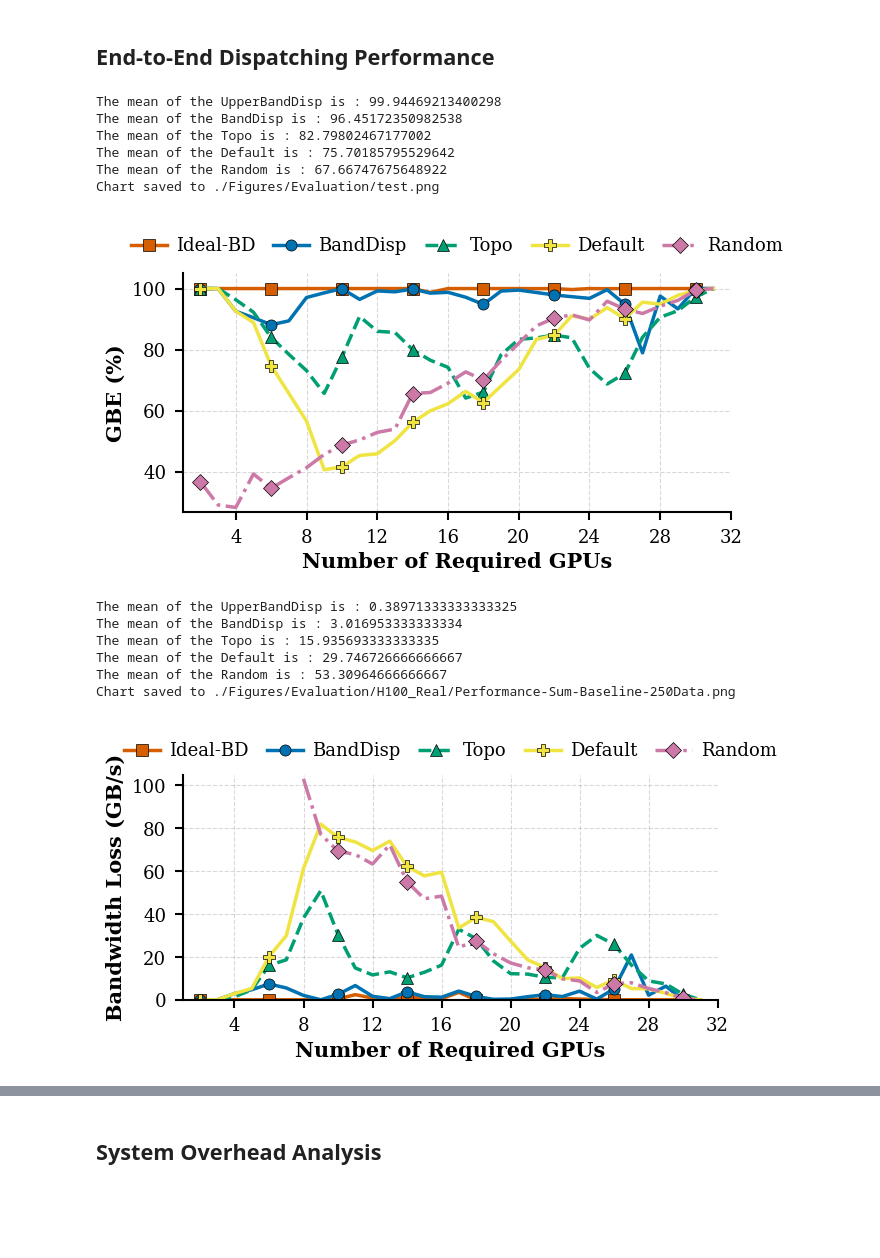
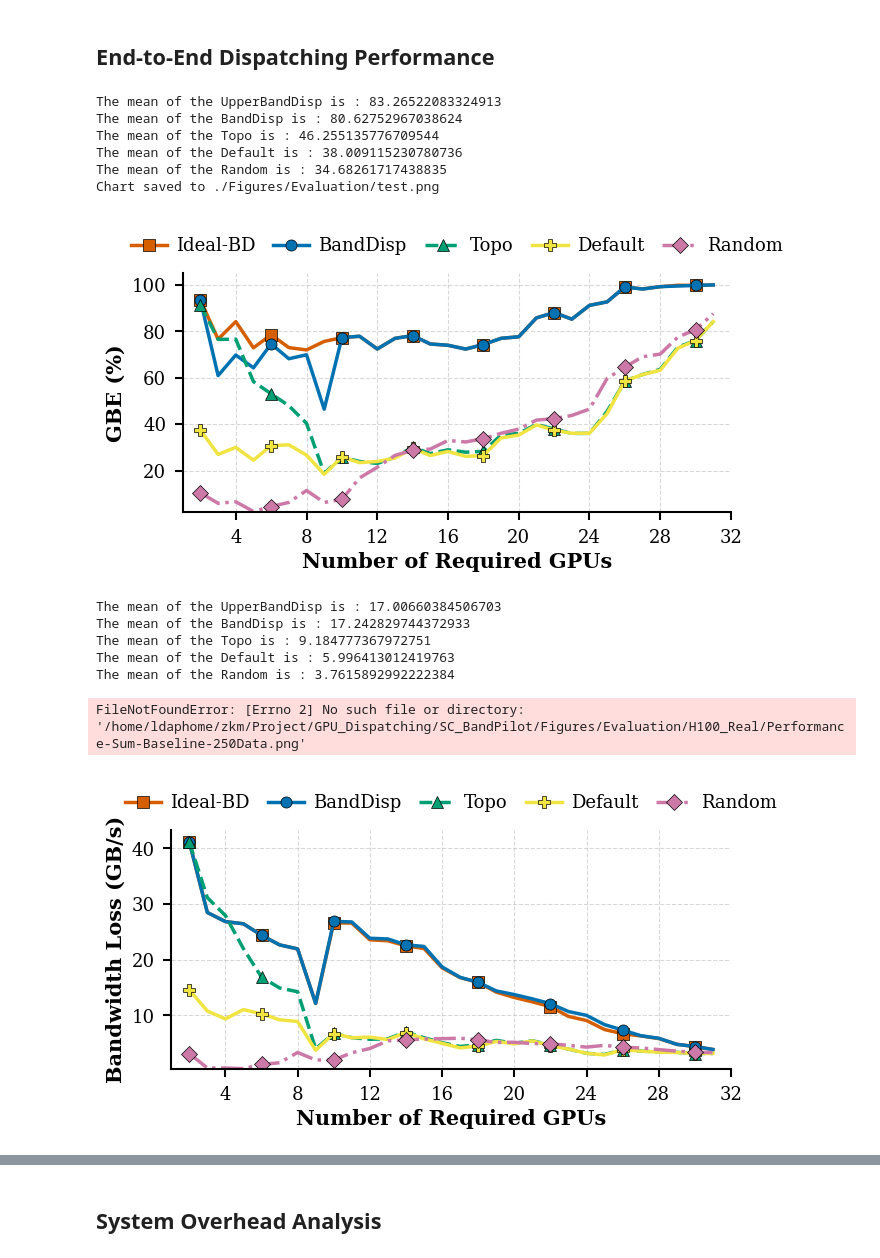
Before and after one commit to SusCom-Lab/BandPilot, a Jupyter notebook: analysis.ipynb, the cells around one changed output, grey strips where cells are left out. Drawn from its saved outputs; the diff is of its cells as text; code cells hidden in the pictures; blank space fills up the shorter version.

```diff
--- a/analysis.ipynb
+++ b/analysis.ipynb
@@ -757,7 +757,7 @@ def plot_algorithm_performance(data_path, total_gpu=None, bw_type=None, cluster_
         'Topo': {'label': 'Topo', 'color': '#009E73', 'marker': '^', 'linestyle': '--', 'include': if_topo},
         'Default': {'label': 'Default', 'color': '#F0E442', 'marker': 'P', 'linestyle': '-', 'include': True},  # 黄色，五边形，实线
         'Random': {'label': 'Random', 'color': '#CC79A7', 'marker': 'D', 'linestyle': '-.', 'include': True},
-        # 'Tree_search': {'label': 'PTS', 'color': '#009E73', 'marker': 'P', 'linestyle': '-', 'include': True},  # 黄色，五边形，实线
+        # 'Tree': {'label': 'PTS', 'color': '#009E73', 'marker': 'P', 'linestyle': '-', 'include': True},  # 黄色，五边形，实线
         # 'EHA': {'label': 'EHA', 'color': '#D55E00', 'marker': 'X', 'linestyle': '-', 'include': True},  # 浅蓝色，X形，虚线
     }
 
@@ -857,8 +857,8 @@ def plot_algorithm_performance(data_path, total_gpu=None, bw_type=None, cluster_
 
     plt.show()
 
-
-plot_algorithm_performance('./Data/Evaluation/H100_Real/H100_26H100_27H100_28H100_29/Part_mean_20_bw_32dim_dynamicTrue.csv',
+#Het-4Mix  #H100_26H100_27H100_28H100_29
+plot_algorithm_performance('./Data/Evaluation/H100_Real/Het-4Mix/Part_mean_1111_bw_32dim_dynamicTrue.csv',
                            total_gpu=None,
                            bw_type=None,
                            cluster_type=None,
@@ -867,13 +867,13 @@ plot_algorithm_performance('./Data/Evaluation/H100_Real/H100_26H100_27H100_28H10
                            if_topo=True, #4090V100A6000A800/Ablation-Performance-Baseline-250Data.pdf
                            save_path="./Figures/Evaluation/test.pdf")# 4090A800/Performance-Baseline-250Data.pdf
 # %% [output]
-The mean of the UpperBandDisp is : 99.94469213400298
-The mean of the BandDisp is : 96.45172350982538
-The mean of the Topo is : 82.79802467177002
-The mean of the Default is : 75.70185795529642
-The mean of the Random is : 67.66747675648922
+The mean of the UpperBandDisp is : 83.26522083324913
+The mean of the BandDisp is : 80.62752967038624
+The mean of the Topo is : 46.255135776709544
+The mean of the Default is : 38.009115230780736
+The mean of the Random is : 34.68261717438835
 Chart saved to ./Figures/Evaluation/test.png
-[figure, old version]
+[figure, new version]
 # %%
 # 算法accumulate对比图
 import pandas as pd
@@ -1002,41 +1002,41 @@ def plot_algorithm_performance(data_path, total_gpu=None, bw_type=None, cluster_
     # )
     legend.get_frame().set_linewidth(1.0)
     legend.get_frame().set_alpha(0.9)
 
     # 添加微妙的边框，营造学术感
     for spine in ax.spines.values():
         spine.set_zorder(10)
 
     # 紧凑布局优化间距
     plt.tight_layout(pad=1.2)
 
     # 如果提供路径，保存图形为PNG格式
     if save_path:
         # 将文件扩展名改为.png
         png_save_path = save_path.rsplit('.', 1)[0] + '.png'
         plt.savefig(png_save_path, bbox_inches='tight', format='png', transparent=True)
         print(f"Chart saved to {png_save_path}")
 
     plt.show()
 
 # 示例用法:H100_Real , 4090V100A6000A800,V100A800,A6000A800,V100A6000     ; noaddT, addT2, addT, noHHCA,HHCA, _2000Data,_1000Data
 # 有些数据只有H100有
-plot_algorithm_performance('./Data/Evaluation/H100_Real/Part_sum_20_bw_32dim_dynamicTrue_250Data.csv',
+plot_algorithm_performance('./Data/Evaluation/H100_Real/Het-4Mix/Part_mean_1111_bw_32dim_dynamicTrue.csv',
                            total_gpu=None,
                            bw_type=None,
                            cluster_type=None,
                            if_dynamic=True,
                            if_my=True,
                            if_topo=True,
                            save_path="./Figures/Evaluation/H100_Real/Performance-Sum-Baseline-250Data.pdf") # V100A6000/Performance-Sum-Baseline-250Data.pdf
 # %% [output]
-The mean of the UpperBandDisp is : 0.38971333333333325
-The mean of the BandDisp is : 3.016953333333334
-The mean of the Topo is : 15.935693333333335
-The mean of the Default is : 29.746726666666667
-The mean of the Random is : 53.30964666666667
-Chart saved to ./Figures/Evaluation/H100_Real/Performance-Sum-Baseline-250Data.png
+The mean of the UpperBandDisp is : 17.00660384506703
+The mean of the BandDisp is : 17.242829744372933
+The mean of the Topo is : 9.184777367972751
+The mean of the Default is : 5.996413012419763
+The mean of the Random is : 3.7615892992222384
+FileNotFoundError: [Errno 2] No such file or directory: '/home/ldaphome/zkm/Project/GPU_Dispatching/SC_BandPilot/Figures/Evaluation/H100_Real/Performance-Sum-Baseline-250Data.png'
-[figure, old version]
+[figure, new version]
 # %%
 #EHA对比图
 import pandas as pd
```
Also changed, not shown: parts of 1 cell of this notebook, 44 other files.
